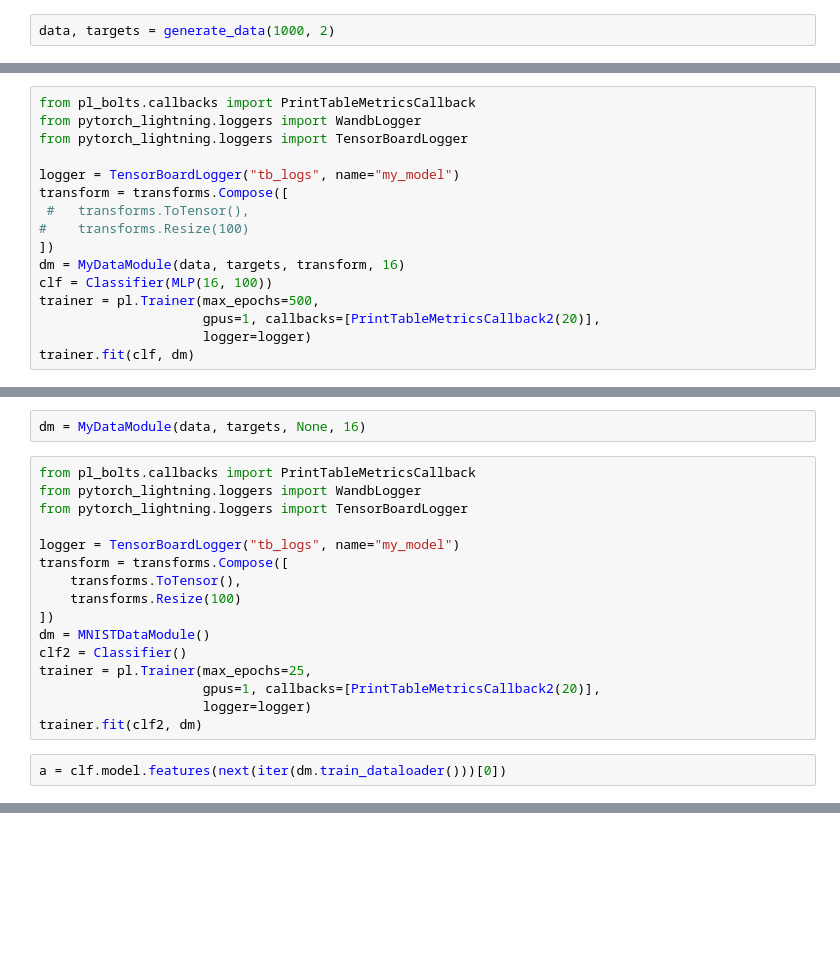
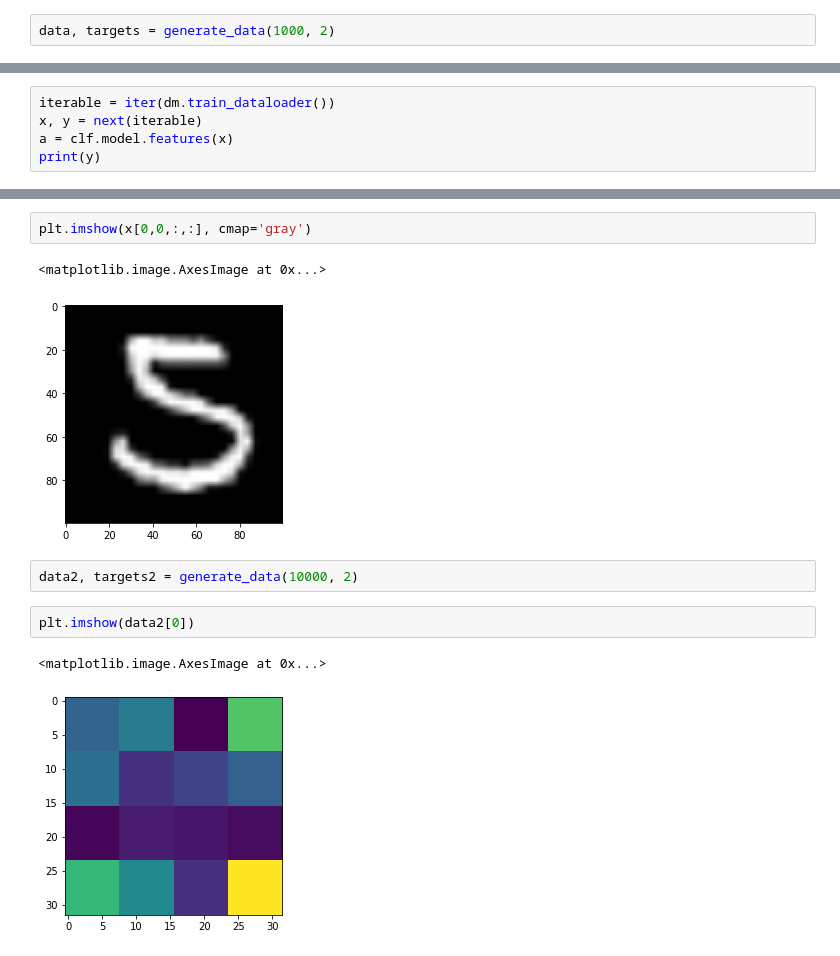
Before and after one commit to JohnnyWasilewski/Ph.D.-studies, a Jupyter notebook: train.ipynb, the cells around one changed output, grey strips where cells are left out. Drawn from its saved outputs; the diff is of its cells as text; blank space fills up the shorter version.

```diff
--- a/train.ipynb
+++ b/train.ipynb
@@ -176,16 +228,0 @@ train_loss│train acc│val loss│val acc
-# %%
-from pl_bolts.callbacks import PrintTableMetricsCallback
-from pytorch_lightning.loggers import WandbLogger
-from pytorch_lightning.loggers import TensorBoardLogger
-
-logger = TensorBoardLogger("tb_logs", name="my_model")
-transform = transforms.Compose([
- #   transforms.ToTensor(),
-#    transforms.Resize(100)
-])
-dm = MyDataModule(data, targets, transform, 16)
-clf = Classifier(MLP(16, 100))
-trainer = pl.Trainer(max_epochs=500,
-                     gpus=1, callbacks=[PrintTableMetricsCallback2(20)],
-                     logger=logger)
-trainer.fit(clf, dm)
@@ -198,20 +229,5 @@ dm.setup(None)
-# %%
-dm = MyDataModule(data, targets, None, 16)
-# %%
-from pl_bolts.callbacks import PrintTableMetricsCallback
-from pytorch_lightning.loggers import WandbLogger
-from pytorch_lightning.loggers import TensorBoardLogger
-
-logger = TensorBoardLogger("tb_logs", name="my_model")
-transform = transforms.Compose([
-    transforms.ToTensor(),
-    transforms.Resize(100)
-])
-dm = MNISTDataModule()
-clf2 = Classifier()
-trainer = pl.Trainer(max_epochs=25,
-                     gpus=1, callbacks=[PrintTableMetricsCallback2(20)],
-                     logger=logger)
-trainer.fit(clf2, dm)
 # %%
-a = clf.model.features(next(iter(dm.train_dataloader()))[0])
+iterable = iter(dm.train_dataloader())
+x, y = next(iterable)
+a = clf.model.features(x)
+print(y)
@@ -222,0 +244,12 @@ for i in range(16):
+# %%
+plt.imshow(x[0,0,:,:], cmap='gray')
+# %% [output]
+<matplotlib.image.AxesImage at 0x...>
+[figure, added]
+# %%
+data2, targets2 = generate_data(10000, 2)
+# %%
+plt.imshow(data2[0])
+# %% [output]
+<matplotlib.image.AxesImage at 0x...>
+[figure, added]
```
Also changed, not shown: parts of 19 cells of this notebook, 1 other file.
